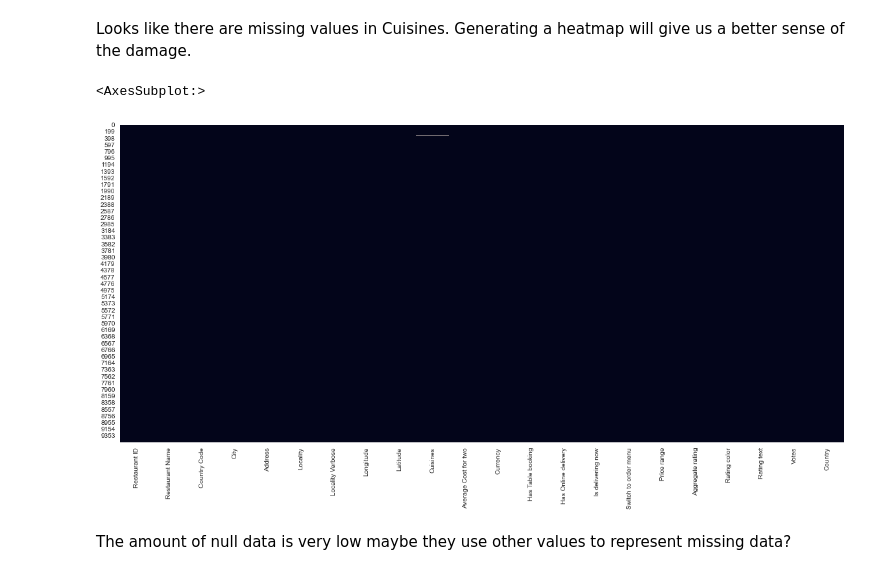
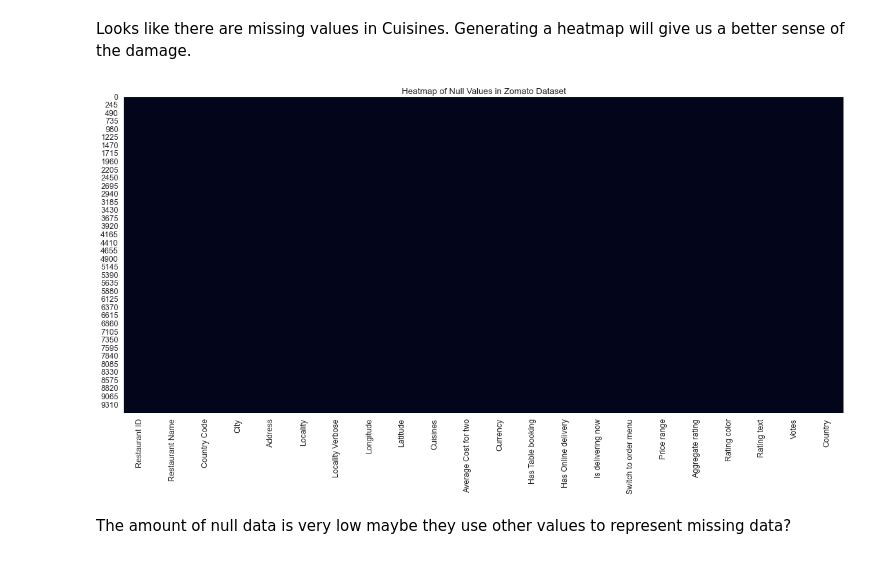
Before and after one commit to data301-2021-winter1/group28-project, a Jupyter notebook: notebooks/analysis1.ipynb, the cells around one changed output. Drawn from its saved outputs; the diff is of its cells as text; code cells hidden in the pictures.

```diff
--- a/notebooks/analysis1.ipynb
+++ b/notebooks/analysis1.ipynb
@@ -120,11 +121,11 @@ Looks like there are missing values in Cuisines. Generating a heatmap will give
 # %%
 #Set window size
 sns.set({'figure.figsize':(20,9)})
 #Heatmap of null values
-sns.heatmap(zomatoCSV.isnull(), cbar=False)
+sns.heatmap(zomatoCSV.isnull(), cbar=False).set(title='Heatmap of Null Values in Zomato Dataset')
+plt.show()
 # %% [output]
-<AxesSubplot:>
-[figure, old version]
+[figure, new version]
 # %% [markdown]
 The amount of null data is very low maybe they use other values to represent missing data?
 # %%
```
Also changed, not shown: parts of 51 cells of this notebook, 1 other file.
